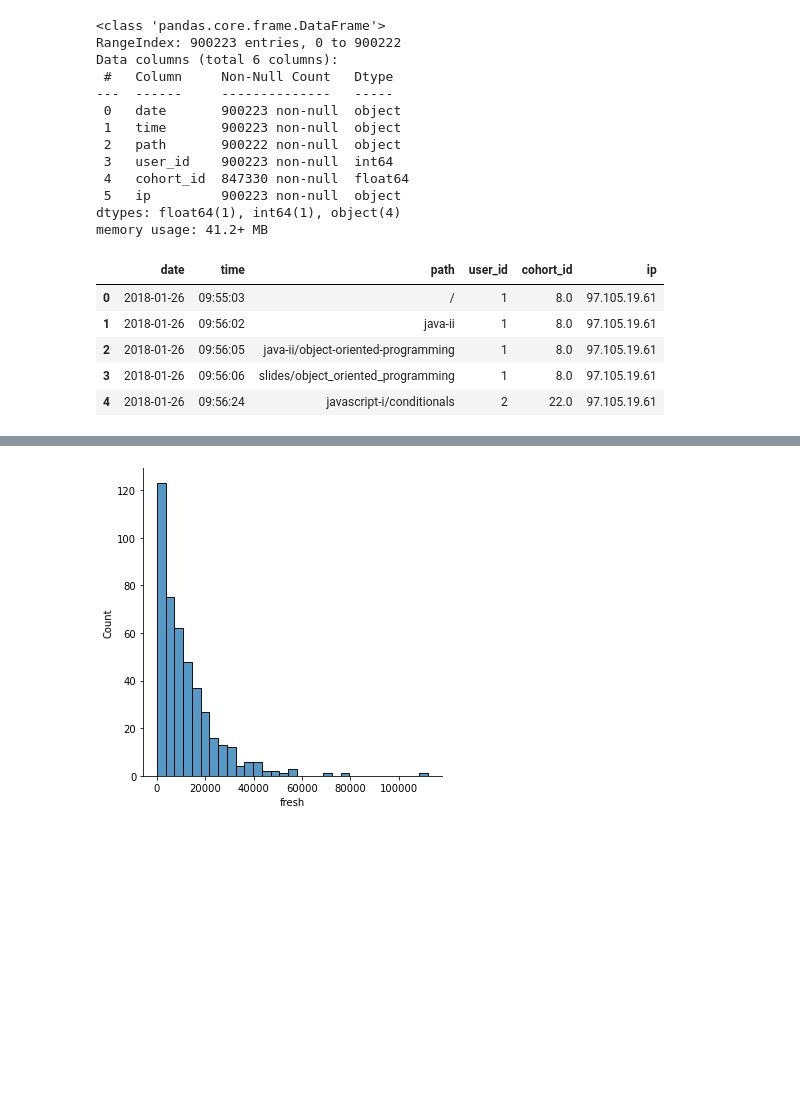
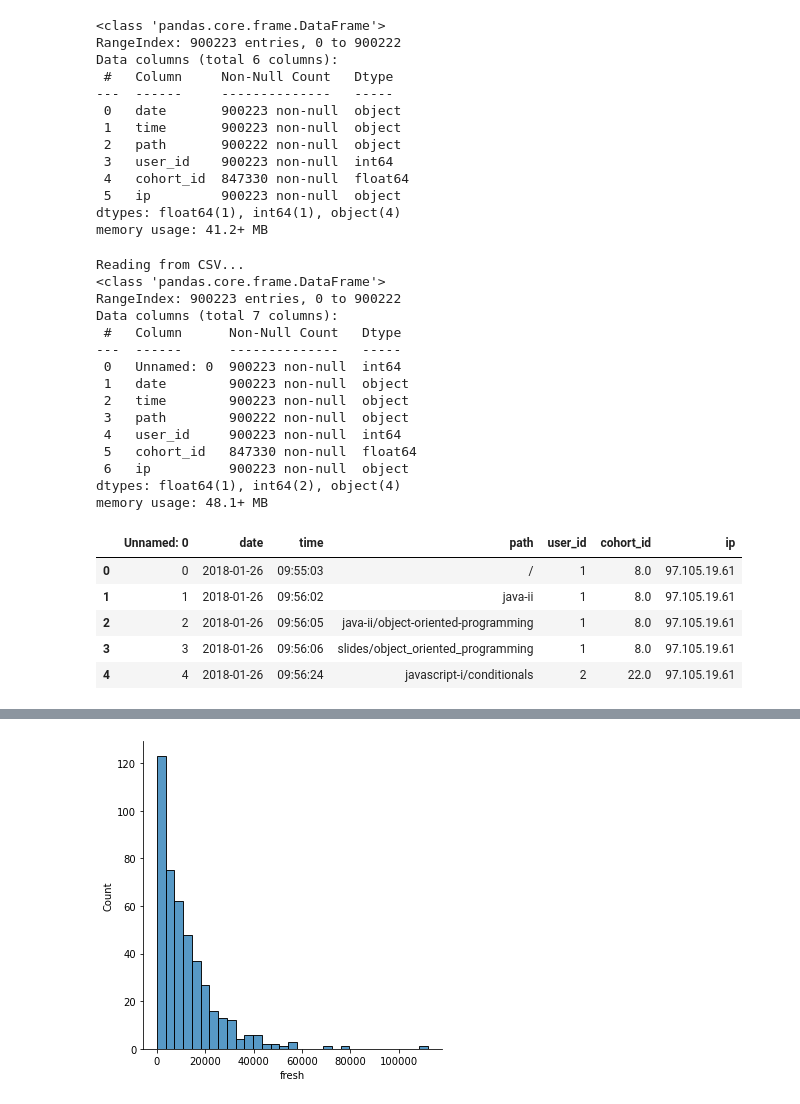
Before and after one commit to tarrencen/anomaly-detection-exercises, a Jupyter notebook: clustering_anomaly_detection.ipynb, the cells around one changed output, grey strips where cells are left out. Saved outputs shown, nothing was run; the diff lists cells and outputs as text; code cells hidden in the pictures; blank space fills up the shorter version.

```diff
--- a/clustering_anomaly_detection.ipynb
+++ b/clustering_anomaly_detection.ipynb
@@ -47,7 +50,4 @@ memory usage: 41.2+ MB
 # %%
-# Copy curriculum logs data to CSV (because it's kind of a big dataset)
-df.to_csv('curriculum_logs.csv')
-
 # Make function query for acquire.py module
 import os
 
@@ -62,15 +62,32 @@ def get_curriculum_logs():
     url = get_db_url('curriculum_logs')
     df = pd.read_sql(query, url)
     print('Copying to CSV...')
-    df.to_csv(filename)
+    df.to_csv(filename, index=False)
     return df
 # %%
 # Check head of data
+df = get_curriculum_logs()
+df.info()
 df.head()
 # %% [output]
+Reading from CSV...
+<class 'pandas.core.frame.DataFrame'>
+RangeIndex: 900223 entries, 0 to 900222
+Data columns (total 7 columns):
+ #   Column      Non-Null Count   Dtype
+---  ------      --------------   -----
+ 0   Unnamed: 0  900223 non-null  int64
+ 1   date        900223 non-null  object
+ 2   time        900223 non-null  object
+ 3   path        900222 non-null  object
+ 4   user_id     900223 non-null  int64
+ 5   cohort_id   847330 non-null  float64
+ 6   ip          900223 non-null  object
+dtypes: float64(1), int64(2), object(4)
+memory usage: 48.1+ MB
-|  | date | time | path | user_id | cohort_id | ip |
-| 0 | 2018-01-26 | 09:55:03 | / | 1 | 8.0 | 97.105.19.61 |
-| 1 | 2018-01-26 | 09:56:02 | java-ii | 1 | 8.0 | 97.105.19.61 |
-| 2 | 2018-01-26 | 09:56:05 | java-ii/object-oriented-programming | 1 | 8.0 | 97.105.19.61 |
-| 3 | 2018-01-26 | 09:56:06 | slides/object_oriented_programming | 1 | 8.0 | 97.105.19.61 |
-| 4 | 2018-01-26 | 09:56:24 | javascript-i/conditionals | 2 | 22.0 | 97.105.19.61 |
+|  | Unnamed: 0 | date | time | path | user_id | cohort_id | ip |
+| 0 | 0 | 2018-01-26 | 09:55:03 | / | 1 | 8.0 | 97.105.19.61 |
+| 1 | 1 | 2018-01-26 | 09:56:02 | java-ii | 1 | 8.0 | 97.105.19.61 |
+| 2 | 2 | 2018-01-26 | 09:56:05 | java-ii/object-oriented-programming | 1 | 8.0 | 97.105.19.61 |
+| 3 | 3 | 2018-01-26 | 09:56:06 | slides/object_oriented_programming | 1 | 8.0 | 97.105.19.61 |
+| 4 | 4 | 2018-01-26 | 09:56:24 | javascript-i/conditionals | 2 | 22.0 | 97.105.19.61 |
```
Also changed, not shown: parts of 28 cells of this notebook.
